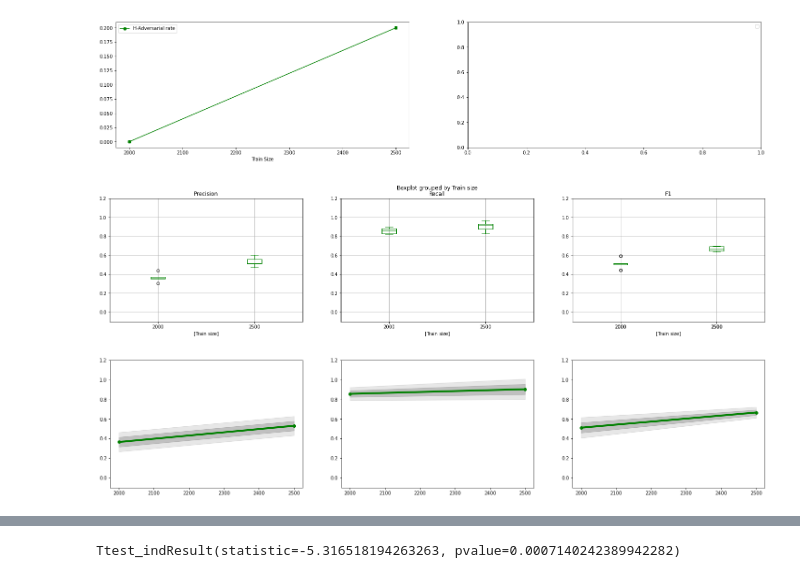
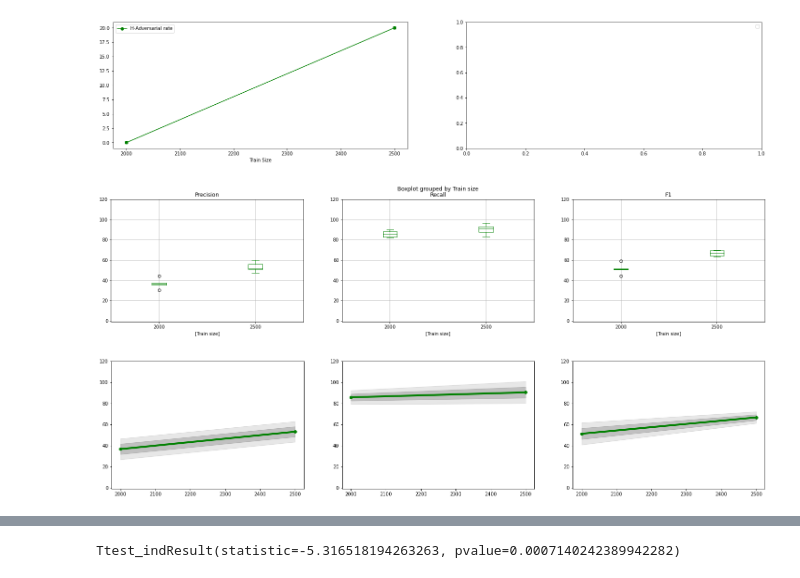
Before and after one commit to elangovana/large-scale-ptm-ppi, a Jupyter notebook: notebooks/self_supervised_large_scale_adversarials.ipynb, the cells around one changed output, grey strips where cells are left out. Saved outputs shown, nothing was run; the diff lists cells and outputs as text; code cells hidden in the pictures.

Commit message:
Add adversarials

```diff
--- a/notebooks/self_supervised_large_scale_adversarials.ipynb
+++ b/notebooks/self_supervised_large_scale_adversarials.ipynb
@@ -236,14 +236,14 @@ def create_stats_df(s3_prefix, confidence=0.0):
                          df["prediction"], pos_label = "True", average="binary", zero_division=0)
 
     return { "Name": name,
-                    "Precision":p,
-                    "Recall":r,
-                    "F1":f,
+                    "Precision":p * 100,
+                    "Recall":r * 100,
+                    "F1":f * 100,
                   #  "Threshold": "HighConfidence",
                     "Support": s,
                         "TrainSize":train_size, "TrainSizePositive": train_pos_size,
                         "TrainAdversarial" : train_adversarial,
-                        "TrainAdversarialRate" : train_adversarial/train_size,
+                        "TrainAdversarialRate" : 100.0 * train_adversarial/train_size,
                         "PredictionsSize": total_predictions,
                    "PredictionsAboveThresholdSize": prediction_above_threshold,
                     "PredictionsAboveThresholdRatio" :prediction_above_threshold/total_predictions
@@ -323,24 +323,21 @@ def plot_comparison_box(df):
                         "TrainAdversarialRate" : "H-Adversarial rate" ,
                         "F1": "F1" ,
                        }
-        ax[0].set_ylim(-0.1,1.2)
+        ax[0].set_ylim(-1,120)
         df[["Precision", "TrainSize"]]\
             .rename(columns=column_renames)\
             .boxplot(by="Train size",  ax=ax[0], color="green")
 
-        ax[1].set_ylim(-0.1,1.2)
+        ax[1].set_ylim(-1,120)
         df[["Recall","TrainSize"]]\
             .rename(columns=column_renames)\
             .boxplot(by="Train size",  ax=ax[1], color="green")
 
-        ax[2].set_ylim(-0.1,1.2)
+        ax[2].set_ylim(-1,120)
         df[["F1","TrainSize"]]\
             .rename(columns=column_renames)\
             .boxplot(by="Train size",  ax=ax[2], color="green")
 
-        df[["F1","TrainSize"]]\
-            .rename(columns=column_renames)\
-            .boxplot(by="Train size",  ax=ax[2], color="green")
 
 #         df[["TrainSize", "TrainAffableRate"]]\
 #             .rename(columns=column_renames)\
@@ -352,7 +349,7 @@ def plot_comparison_box(df):
 
 plot_comparison_box(df_stats)
 # %% [output]
-[figure, old version]
+[figure, new version]
 # %%
 def plot_stdline(x, y_mean, y_std, ax, label):
     ax.plot(x, y_mean, color='green', label=label, linewidth = 4.0, marker='o')
@@ -377,37 +374,37 @@ def plot_comparison_linestd(df):
                         "TrainSize" : "Train size" ,
                         "Recall" : "Recall" ,
                         "TrainAdversarialRate" : "H-Adversarial rate" ,
                         "F1": "F1" ,
                        }
-        ax[0].set_ylim(-0.1,1.2)
+        ax[0].set_ylim(-1,120)
         ldf = df.groupby("TrainSize")["Precision"].describe()
         plot_stdline(ldf.index, ldf["mean"], ldf["std"], ax[0],  label='Precision')
 
 
-        ax[1].set_ylim(-0.1,1.2)
+        ax[1].set_ylim(-1,120)
         ldf = df.groupby("TrainSize")["Recall"].describe()
         plot_stdline(ldf.index, ldf["mean"], ldf["std"], ax[1],  label='Recall')
 
 
-        ax[2].set_ylim(-0.1,1.2)
+        ax[2].set_ylim(-1,120)
         ldf = df.groupby("TrainSize")["F1"].describe()
         plot_stdline(ldf.index, ldf["mean"], ldf["std"], ax[2],  label='F1')
 
 
 
 
 
 #         df[["TrainSize", "TrainAffableRate"]]\
 #             .rename(columns=column_renames)\
 #             .plot(x="Train size", linestyle =linetype, marker='o', ax=ax[0], color=(my_colors))
 
 
 
         #plt.legend()
 
 plot_comparison_linestd(df_stats)
 # %% [output]
-[figure, old version]
+[figure, new version]
 # %%
 df_stats.groupby("TrainSize")[["Precision", "Recall", "F1"]].describe()
 # %% [output]
```
Also changed, not shown: parts of 6 cells of this notebook.
